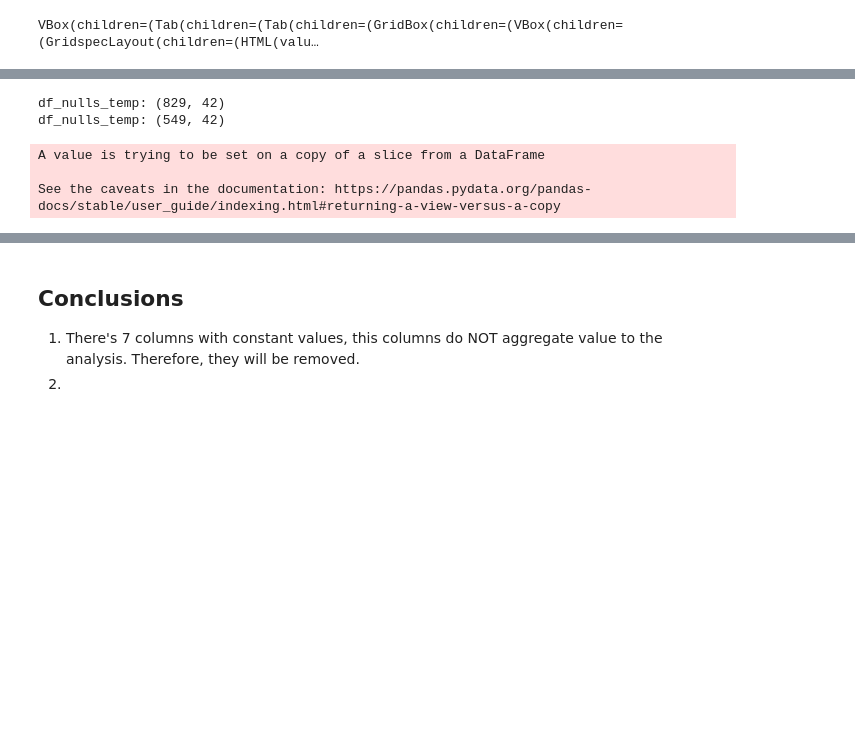
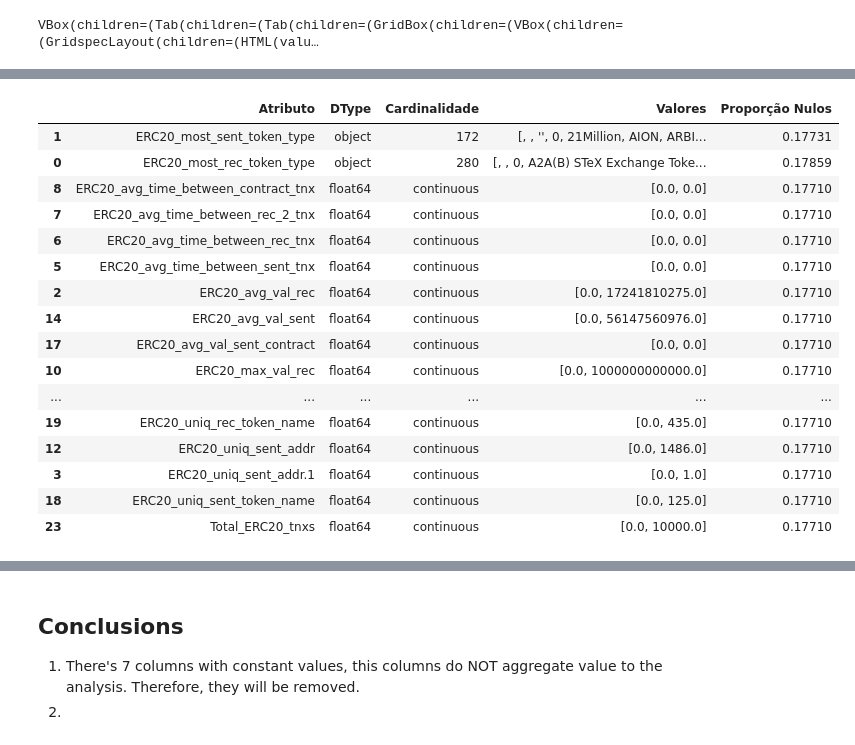
Before and after one commit to henriquetsu/ethereum_laundering, a Jupyter notebook: notebooks/01-business_and_data_understanding_v1-suto.ipynb, the cells around one changed output, grey strips where cells are left out. Cells and saved outputs as stored; diff of their text form; code cells hidden in the pictures; blank space fills up the shorter version.

Commit message:
:construction: WIP - I'm still working on the null values analysis.

```diff
--- a/notebooks/01-business_and_data_understanding_v1-suto.ipynb
+++ b/notebooks/01-business_and_data_understanding_v1-suto.ipynb
@@ -111,6 +108,2 @@ df_cardinalidade
-# %%
-lst_columns_constant = df_cardinalidade.loc[df_cardinalidade['Cardinalidade'] == 1, 'Atributo'].values.tolist()
-lst_columns_to_drop = ['Address']
-df_evaluation = df_raw.drop(columns=[*lst_columns_constant, *lst_columns_to_drop])
 # %% [markdown]
 ## Auto EDA with ydata
@@ -134,6 +134,7 @@ i'M TRYING TO UNDERSTAND WHY THERE'S NULL REGISTRIES.
 # %%
 lst_columns_with_nulls = serie_nulos(df_evaluation, corte=0.01).index.tolist()
 
-lst_columns_with_nulls
+df_columns_with_nulls = df_evaluation.loc[:, lst_columns_with_nulls]
+df_columns_with_nulls.sample(10, random_state=RANDOM_STATE)
 # %% [output]
 25 atributos/features/campos possuem mais de 0.01 de valores nulos.
@@ -166,12 +152,21 @@ df_evaluation.head()
-# %%
-df_nulls_temp = df_evaluation.loc[df_evaluation['ERC20_total_ether_sent'].isna(), :]
-
-print(f'df_nulls_temp: {df_nulls_temp.shape}')
-df_nulls_temp.drop_duplicates(inplace=True)
-print(f'df_nulls_temp: {df_nulls_temp.shape}')
-# %% [output]
-df_nulls_temp: (829, 42)
-df_nulls_temp: (549, 42)
-A value is trying to be set on a copy of a slice from a DataFrame
-
-See the caveats in the documentation: https://pandas.pydata.org/pandas-docs/stable/user_guide/indexing.html#returning-a-view-versus-a-copy
+# %%
+df_cardinalidade_columns_with_nulls = cardinalidade(df_columns_with_nulls)
+df_cardinalidade_columns_with_nulls
+# %% [output]
+|  | Atributo | DType | Cardinalidade | Valores | Proporção Nulos |
+| 1 | ERC20_most_sent_token_type | object | 172 | [, , '', 0, 21Million, AION, ARBI... | 0.17731 |
+| 0 | ERC20_most_rec_token_type | object | 280 | [, , 0, A2A(B) STeX Exchange Toke... | 0.17859 |
+| 8 | ERC20_avg_time_between_contract_tnx | float64 | continuous | [0.0, 0.0] | 0.17710 |
+| 7 | ERC20_avg_time_between_rec_2_tnx | float64 | continuous | [0.0, 0.0] | 0.17710 |
+| 6 | ERC20_avg_time_between_rec_tnx | float64 | continuous | [0.0, 0.0] | 0.17710 |
+| 5 | ERC20_avg_time_between_sent_tnx | float64 | continuous | [0.0, 0.0] | 0.17710 |
+| 2 | ERC20_avg_val_rec | float64 | continuous | [0.0, 17241810275.0] | 0.17710 |
+| 14 | ERC20_avg_val_sent | float64 | continuous | [0.0, 56147560976.0] | 0.17710 |
+| 17 | ERC20_avg_val_sent_contract | float64 | continuous | [0.0, 0.0] | 0.17710 |
+| 10 | ERC20_max_val_rec | float64 | continuous | [0.0, 1000000000000.0] | 0.17710 |
+| ... | ... | ... | ... | ... | ... |
+| 19 | ERC20_uniq_rec_token_name | float64 | continuous | [0.0, 435.0] | 0.17710 |
+| 12 | ERC20_uniq_sent_addr | float64 | continuous | [0.0, 1486.0] | 0.17710 |
+| 3 | ERC20_uniq_sent_addr.1 | float64 | continuous | [0.0, 1.0] | 0.17710 |
+| 18 | ERC20_uniq_sent_token_name | float64 | continuous | [0.0, 125.0] | 0.17710 |
+| 23 | Total_ERC20_tnxs | float64 | continuous | [0.0, 10000.0] | 0.17710 |
```
Also changed, not shown: parts of 10 cells of this notebook.
